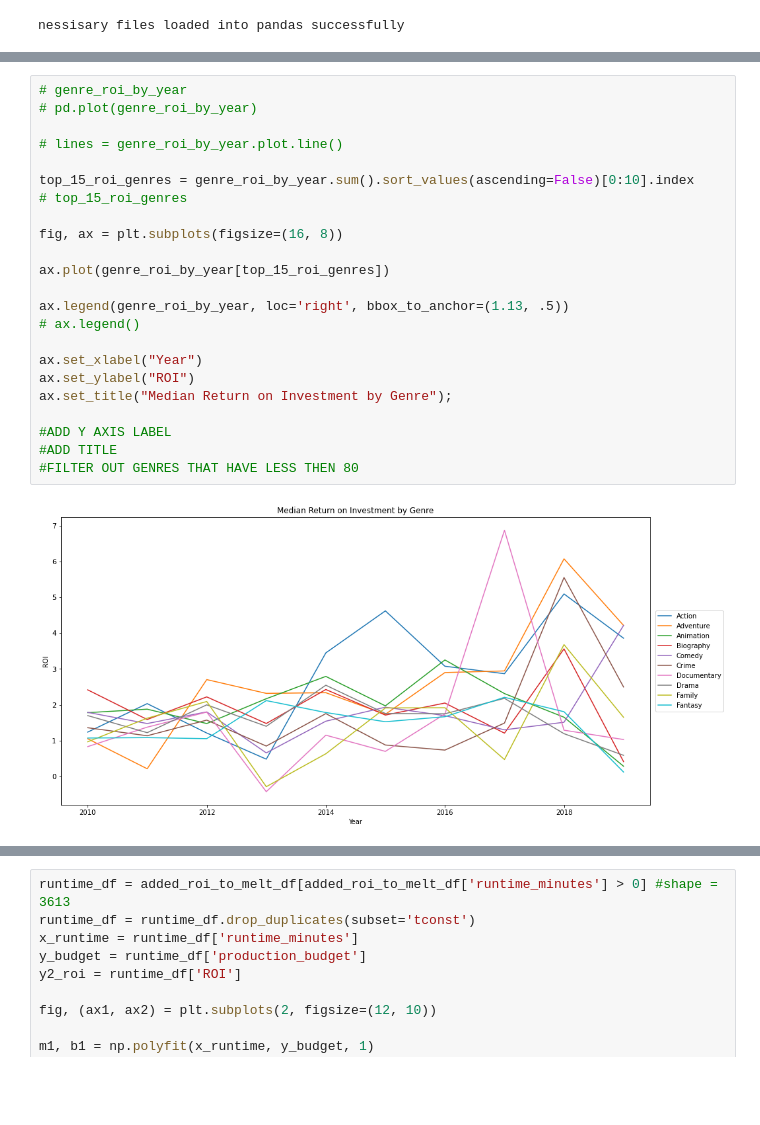
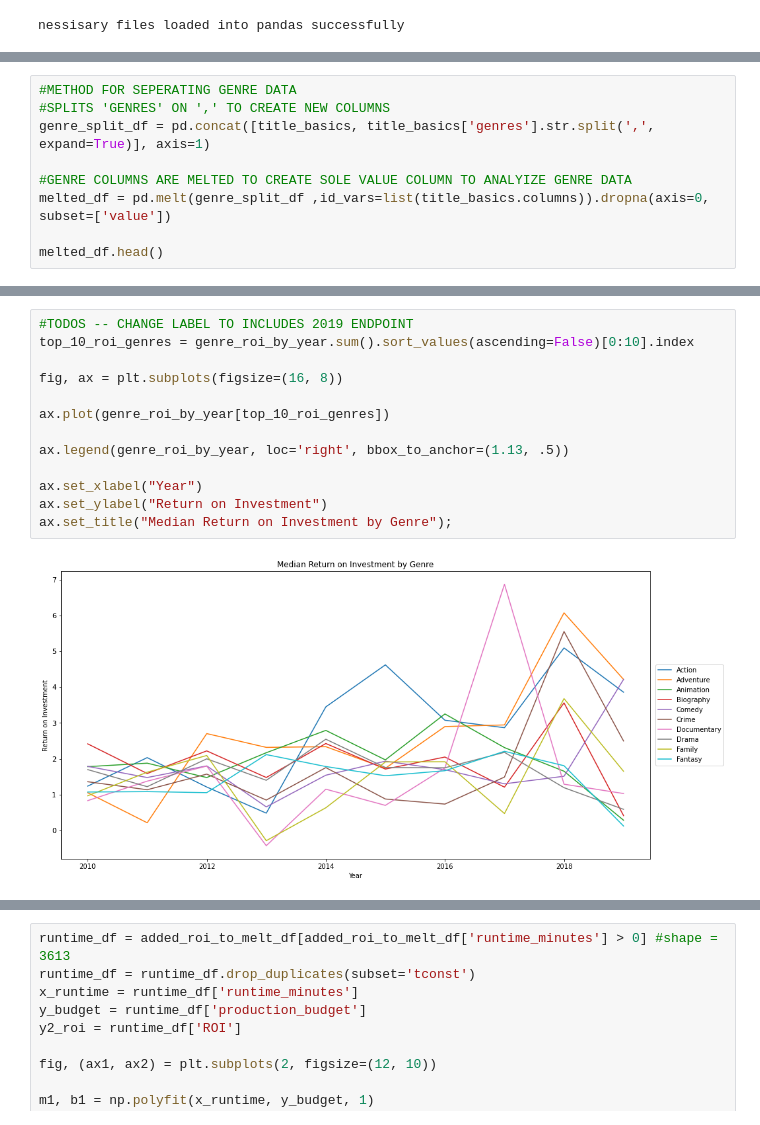
Before and after one commit to blackwoodbs/dsc-phase-1-project-v2-3, a Jupyter notebook: NormalizedROI_vs_Time_by_Genre.ipynb, the cells around one changed output, grey strips where cells are left out. Drawn from its saved outputs; the diff is of its cells as text; blank space fills up the shorter version.

```diff
--- a/NormalizedROI_vs_Time_by_Genre.ipynb
+++ b/NormalizedROI_vs_Time_by_Genre.ipynb
@@ -134,0 +65,9 @@ melted_df
+# %%
+#METHOD FOR SEPERATING GENRE DATA
+#SPLITS 'GENRES' ON ',' TO CREATE NEW COLUMNS
+genre_split_df = pd.concat([title_basics, title_basics['genres'].str.split(',', expand=True)], axis=1)
+
+#GENRE COLUMNS ARE MELTED TO CREATE SOLE VALUE COLUMN TO ANALYIZE GENRE DATA
+melted_df = pd.melt(genre_split_df ,id_vars=list(title_basics.columns)).dropna(axis=0, subset=['value'])
+
+melted_df.head()
@@ -227,27 +144,17 @@ budget_boxplot.set_xlabel('Genre');
 # %% [output]
 [figure]
 # %%
-# genre_roi_by_year
-# pd.plot(genre_roi_by_year)
-
-# lines = genre_roi_by_year.plot.line()
-
-top_15_roi_genres = genre_roi_by_year.sum().sort_values(ascending=False)[0:10].index
-# top_15_roi_genres
+#TODOS -- CHANGE LABEL TO INCLUDES 2019 ENDPOINT
+top_10_roi_genres = genre_roi_by_year.sum().sort_values(ascending=False)[0:10].index
 
 fig, ax = plt.subplots(figsize=(16, 8))
 
-ax.plot(genre_roi_by_year[top_15_roi_genres])
+ax.plot(genre_roi_by_year[top_10_roi_genres])
 
 ax.legend(genre_roi_by_year, loc='right', bbox_to_anchor=(1.13, .5))
-# ax.legend()
 
 ax.set_xlabel("Year")
-ax.set_ylabel("ROI")
+ax.set_ylabel("Return on Investment")
 ax.set_title("Median Return on Investment by Genre");
-
-#ADD Y AXIS LABEL
-#ADD TITLE
-#FILTER OUT GENRES THAT HAVE LESS THEN 80
 # %% [output]
-[figure, old version]
+[figure, new version]
```
Also changed, not shown: parts of 21 cells of this notebook.
